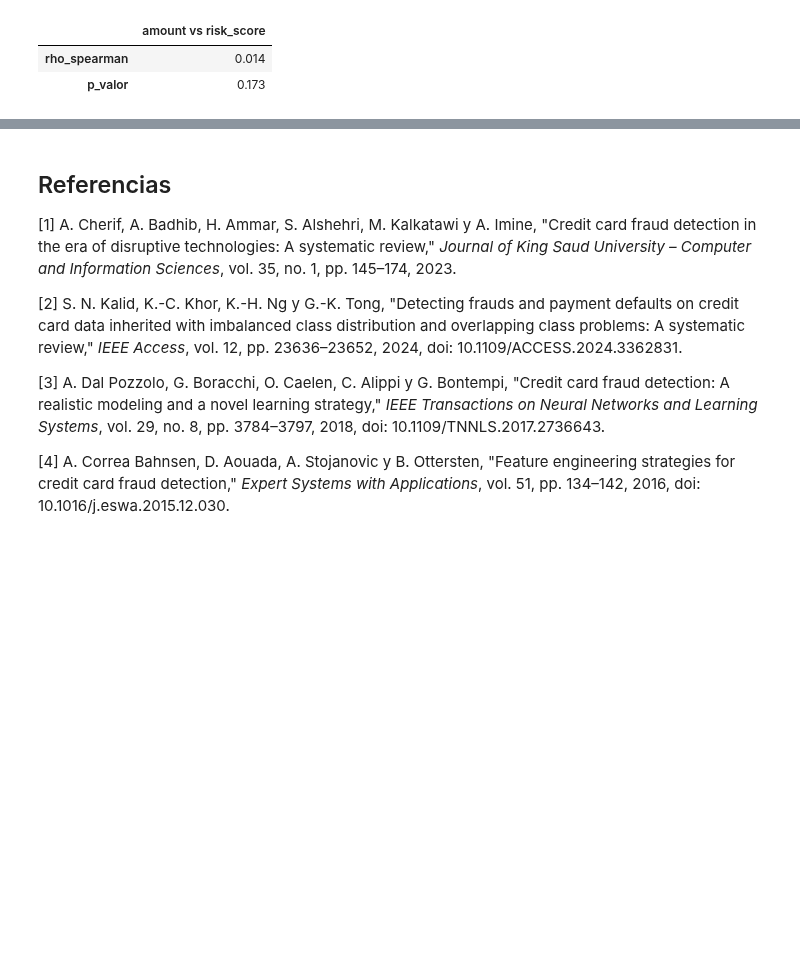
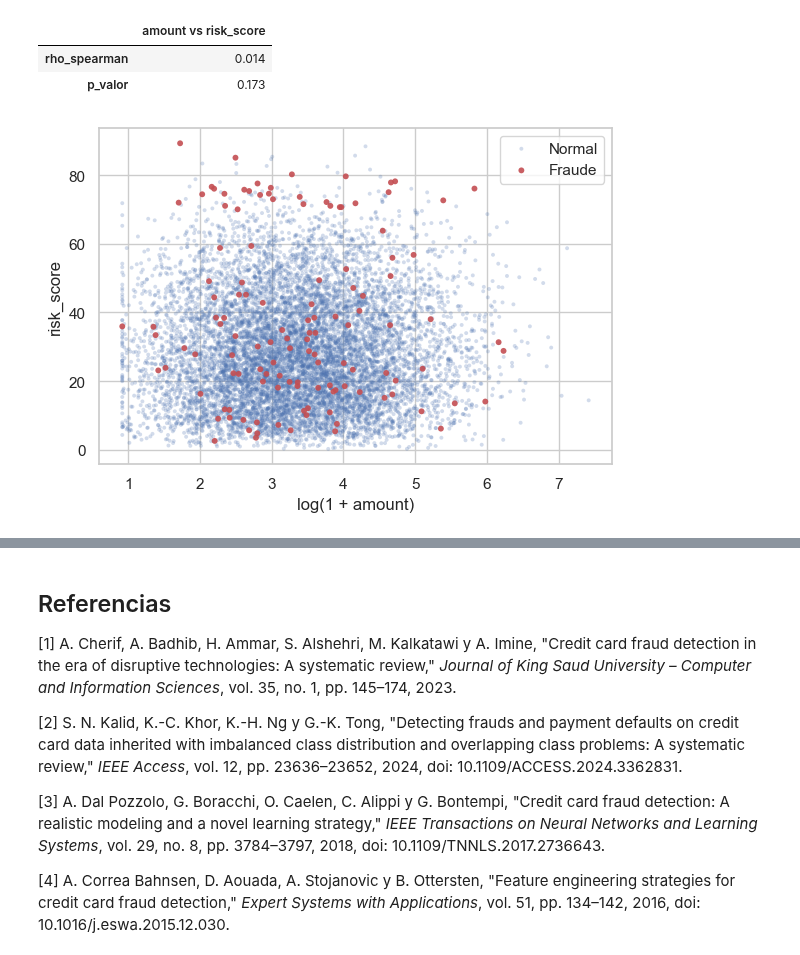
Before and after one commit to SamuelPuerta/FinancialTransactions-FraudDetection-Model, a Jupyter notebook: notebooks/01_descripcion_problema.ipynb, the cells around one changed output, grey strips where cells are left out. Saved outputs shown, nothing was run; the diff lists cells and outputs as text; code cells hidden in the pictures; blank space fills up the shorter version.

```diff
--- a/notebooks/01_descripcion_problema.ipynb
+++ b/notebooks/01_descripcion_problema.ipynb
@@ -558,5 +541,21 @@ pd.Series({"rho_spearman": rho, "p_valor": p}).to_frame("amount vs risk_score")
 |  | amount vs risk_score |
 | rho_spearman | 0.014 |
 | p_valor | 0.173 |
+# %%
+fig, ax = plt.subplots(figsize=(6, 4.2))
+for valor, nombre, color, alpha, tamano in [
+    (0, "Normal", COLOR_NORMAL, 0.25, 8),
+    (1, "Fraude", COLOR_FRAUDE, 0.9, 18),
+]:
+    sub = df[df["is_fraud"] == valor]
+    ax.scatter(sub["amount_log"], sub["risk_score"], s=tamano, alpha=alpha,
+               color=color, label=nombre, edgecolors="none")
+ax.set_xlabel("log(1 + amount)")
+ax.set_ylabel("risk_score")
+ax.legend(loc="upper right")
+savefig("fig_dispersion_risk_amount")
+plt.show()
+# %% [output]
+[figure, added]
 # %% [markdown]
 El promedio de `risk_score` es prácticamente igual en todos los niveles de las variables categóricas (entre 27,7 y 29,2; Kruskal-Wallis, p ≥ 0,34) y no hay correlación entre `amount` y `risk_score` (Spearman ρ = 0,014). Las variables explicativas son, en la práctica, independientes entre sí, de modo que no hay redundancia que obligue a descartar alguna en esta etapa.
```
Also changed, not shown: parts of 22 cells of this notebook, 14 other files.
